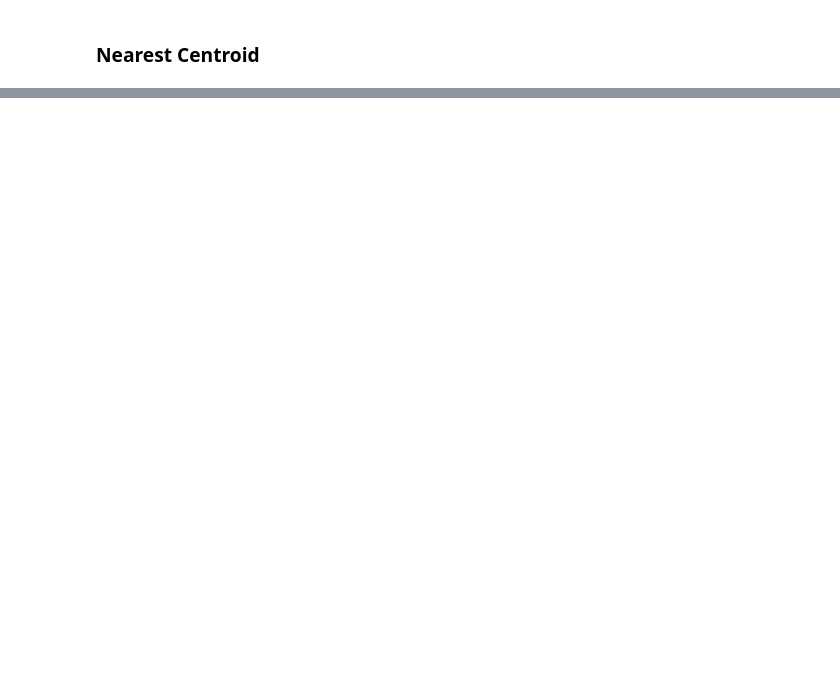
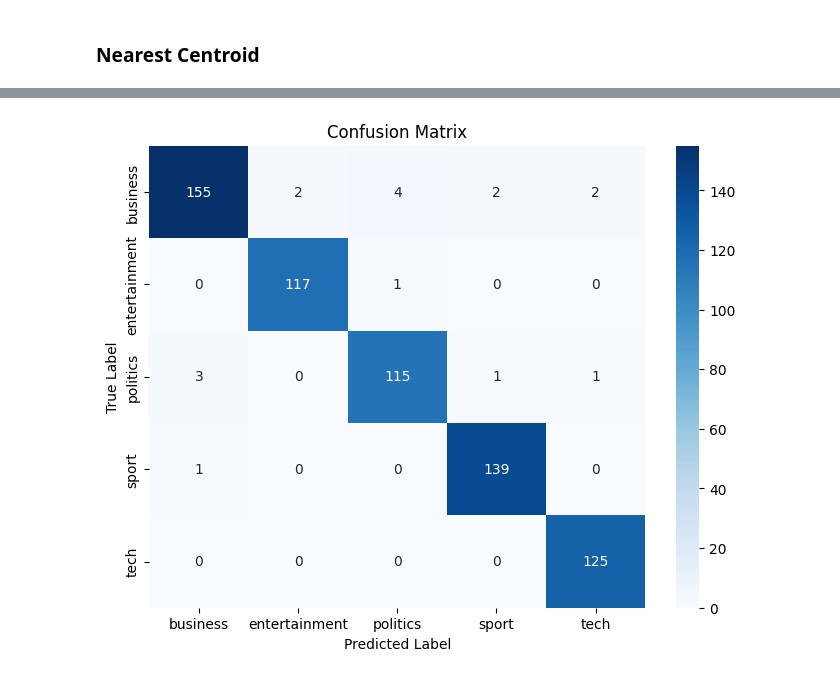
Before and after one commit to AI-Studio-News-Copilot/microsoft-news-copilot, a Jupyter notebook: data-prep.ipynb, the cells around one changed output, grey strips where cells are left out. Saved outputs shown, nothing was run; the diff lists cells and outputs as text; code cells hidden in the pictures; blank space fills up the shorter version.

```diff
--- a/data-prep.ipynb
+++ b/data-prep.ipynb
@@ -371,0 +374,27 @@ entertainment       0.96      0.97      0.96       113
+# %%
+from sklearn.svm import SVC  # SVM classifier
+from sklearn.model_selection import train_test_split
+from sklearn.metrics import accuracy_score
+from sklearn.preprocessing import LabelEncoder
+
+
+df['processed_text_str'] = df['processed_text'].apply(lambda x: ' '.join(x))
+
+# 2. Vectorization using TF-IDF
+tfidf = TfidfVectorizer(max_features=5000)
+X = tfidf.fit_transform(df['processed_text_str']).toarray()
+
+# 3. Label encoding for the target variable
+label_encoder = LabelEncoder()
+y = label_encoder.fit_transform(df['category'])
+# %%
+
+# 4. Split the dataset
+X_train, X_test, y_train, y_test = train_test_split(X, y, test_size=0.3, random_state=42)
+
+# 5. Train the SVM classifier
+svm = SVC(kernel='linear', random_state=42)
+svm.fit(X_train, y_train)
+
+# 6. Make predictions
+y_pred = svm.predict(X_test)
@@ -371,0 +429,14 @@ entertainment       0.96      0.97      0.96       113
+# %%
+
+import seaborn as sns
+import matplotlib.pyplot as plt
+
+plt.figure(figsize=(8, 6))
+sns.heatmap(confusion_matrix(y_test, y_pred), annot=True, fmt="d",  cmap='Blues',
+            xticklabels=label_encoder.classes_, yticklabels=label_encoder.classes_)
+plt.xlabel('Predicted Label')
+plt.ylabel('True Label')
+plt.title('Confusion Matrix')
+plt.show()
+# %% [output]
+[figure, added]
```
Also changed, not shown: parts of 10 cells of this notebook.
